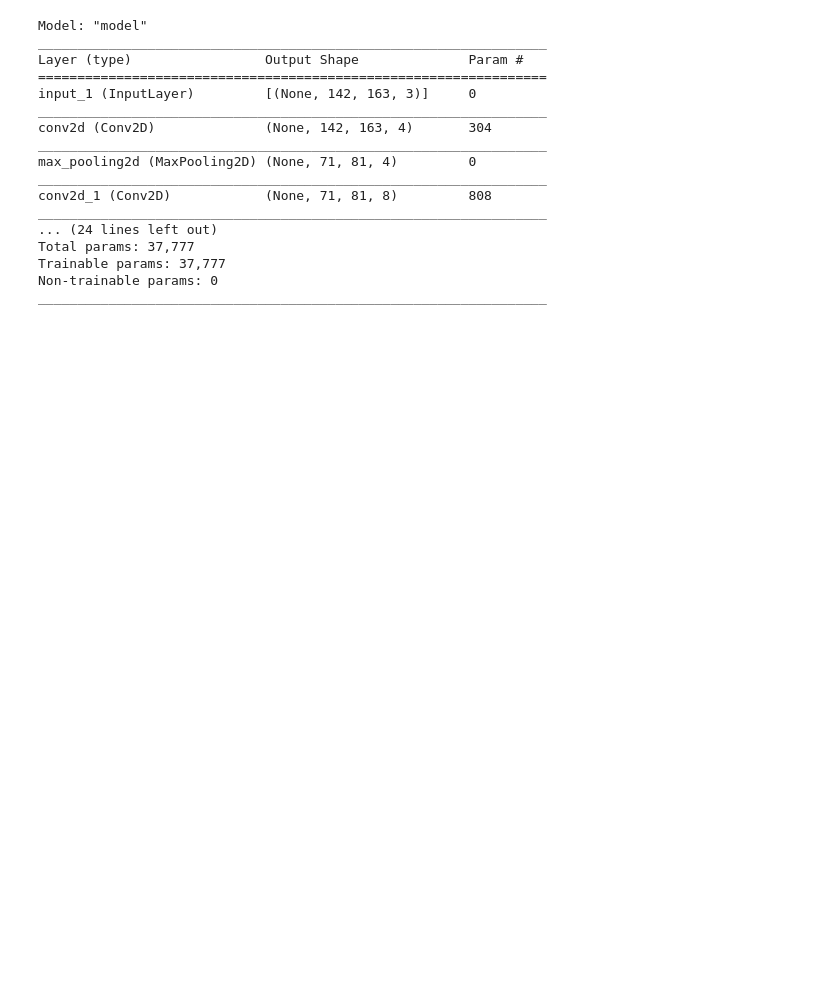
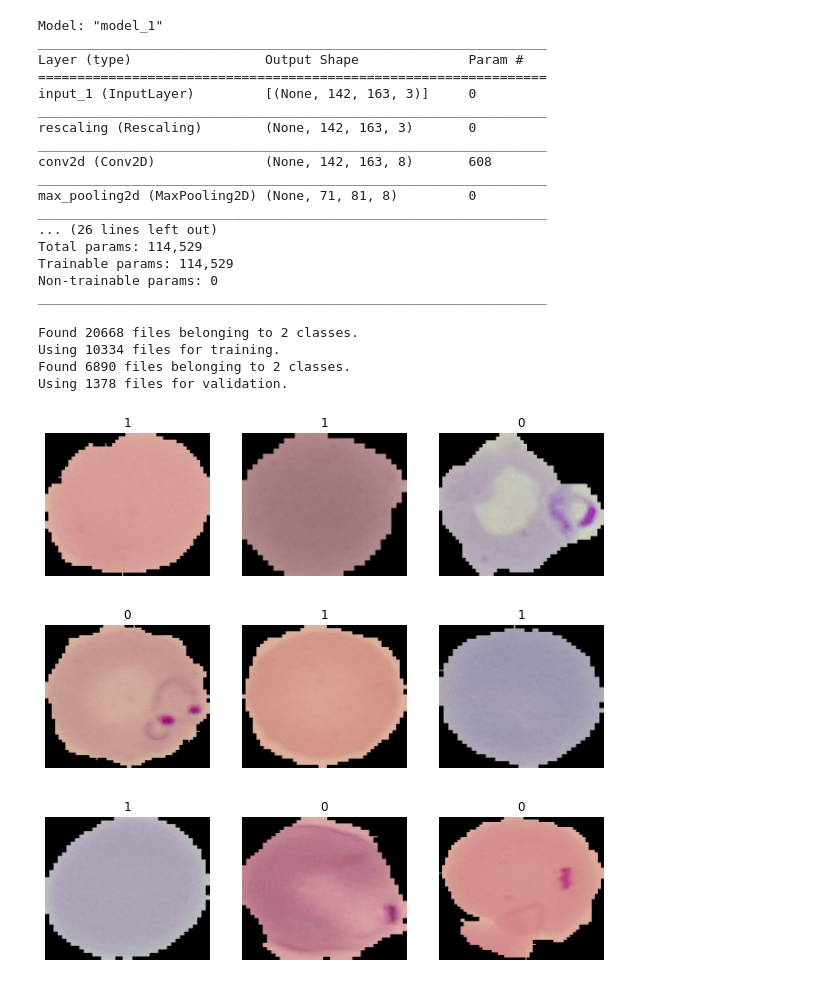
Before and after one commit to vaishdesai/AI_IN_BIOMEDICAL, a Jupyter notebook: Malaria.ipynb, the cells around one changed output. Cells and saved outputs as stored; diff of their text form; code cells hidden in the pictures; blank space fills up the shorter version.

Commit message:
image processing done, zero training

```diff
--- a/Malaria.ipynb
+++ b/Malaria.ipynb
@@ -20,25 +20,29 @@ def loss_function_generator(y_pred, y_true):
 # %%
 LR = 0.001
 filters = [8, 16, 32, 32]
-f1=4
-f2=8
-f3=16
+f1=8
+f2=16
+f3=32
 ks=(5, 5)
 channel_out = 3
-chIn=3
-input_size = (142,163,chIn)
-inputs = Input(input_size)
+input_size = (142,163,3)
+inputs = keras.Input(input_size)
 
 initializer = tf.random_normal_initializer(0., 0.02)
 kernel_initializer_N=initializer
 activation_N='relu'
 
-conv1 = keras.layers.Conv2D(filters = f1, kernel_size= ks, activation=activation_N,padding = 'same', kernel_initializer = kernel_initializer_N)(inputs)
+Y = keras.layers.Rescaling(1.0/255)(inputs)
+
+conv1 = keras.layers.Conv2D(filters = f1, kernel_size= ks, activation=activation_N,padding = 'same', kernel_initializer = kernel_initializer_N)(Y)
 pool1 = keras.layers.MaxPooling2D(pool_size=(2, 2))(conv1)
+#pool1 = keras.layers.Activation("relu")(pool1)
 conv2 = keras.layers.Conv2D(filters = f2, kernel_size= ks, activation=activation_N,padding = 'same', kernel_initializer = kernel_initializer_N)(pool1)
 pool2 = keras.layers.MaxPooling2D(pool_size=(2, 2))(conv2)
+#pool2 = keras.layers.Activation("relu")(pool2)
 conv3 = keras.layers.Conv2D(filters = f3, kernel_size= ks, activation=activation_N,padding = 'same', kernel_initializer = kernel_initializer_N)(pool2)
 pool3 = keras.layers.MaxPooling2D(pool_size=(2, 2))(conv3)
+#pool3 = keras.layers.Activation("relu")(pool3)
 conv4 = keras.layers.Conv2D(filters = f3, kernel_size= ks, activation=activation_N,padding = 'same', kernel_initializer = kernel_initializer_N)(pool3)
 pool4 = keras.layers.MaxPooling2D(pool_size=(2, 2))(conv4)
 conv5 = keras.layers.Conv2D(filters = f3, kernel_size= ks, activation=activation_N,padding = 'same', kernel_initializer = kernel_initializer_N)(pool4)
@@ -49,28 +53,72 @@ X = keras.layers.Flatten()(pool6)
 X = keras.layers.Dense(512, activation='relu')(X)
 X = keras.layers.Dense(1, activation='sigmoid')(X)
 # Free up RAM in case the model definition cells were run multiple times
-keras.backend.clear_session()
+#keras.backend.clear_session()
 
 model = Model(inputs = inputs, outputs = X)
 
-model.compile(optimizer = Adam(learning_rate = LR), loss = loss_function_generator, metrics = ['accuracy'])
+model.compile(optimizer = Adam(learning_rate = LR), loss = 'binary_crossentropy', metrics = ['accuracy'])
 
 model.summary()
 # %% [output]
-Model: "model"
+Model: "model_1"
 _________________________________________________________________
 Layer (type)                 Output Shape              Param #
 =================================================================
 input_1 (InputLayer)         [(None, 142, 163, 3)]     0
 _________________________________________________________________
-conv2d (Conv2D)              (None, 142, 163, 4)       304
+rescaling (Rescaling)        (None, 142, 163, 3)       0
 _________________________________________________________________
-max_pooling2d (MaxPooling2D) (None, 71, 81, 4)         0
+conv2d (Conv2D)              (None, 142, 163, 8)       608
 _________________________________________________________________
-conv2d_1 (Conv2D)            (None, 71, 81, 8)         808
+max_pooling2d (MaxPooling2D) (None, 71, 81, 8)         0
 _________________________________________________________________
-... (24 lines left out)
-Total params: 37,777
-Trainable params: 37,777
+... (26 lines left out)
+Total params: 114,529
+Trainable params: 114,529
 Non-trainable params: 0
 _________________________________________________________________
+# %%
+image_size = (142,163)
+batch_size = 256
+
+train_data = tf.keras.preprocessing.image_dataset_from_directory(
+    "archive/train",
+    labels = "inferred",
+    label_mode = "binary",
+    validation_split = 0.5,
+    subset = "training",
+    image_size = image_size,
+    batch_size = batch_size,
+    shuffle = True,
+    seed = 1
+    )
+
+val_data = tf.keras.preprocessing.image_dataset_from_directory(
+    "archive/val",
+    labels = "inferred",
+    label_mode = "binary",
+    validation_split = 0.2,
+    subset = "validation",
+    image_size = image_size,
+    batch_size = batch_size,
+    shuffle = True,
+    seed = 1
+    )
+# %% [output]
+Found 20668 files belonging to 2 classes.
+Using 10334 files for training.
+Found 6890 files belonging to 2 classes.
+Using 1378 files for validation.
+# %%
+import matplotlib.pyplot as plt
+
+plt.figure(figsize=(10, 10))
+for images, labels in train_data.take(1):
+    for i in range(9):
+        ax = plt.subplot(3, 3, i + 1)
+        plt.imshow(images[i].numpy().astype("uint8"))
+        plt.title(int(labels[i]))
+        plt.axis("off")
+# %% [output]
+[figure, added]
```
Also changed, not shown: parts of 2 cells of this notebook, 1 other file.
